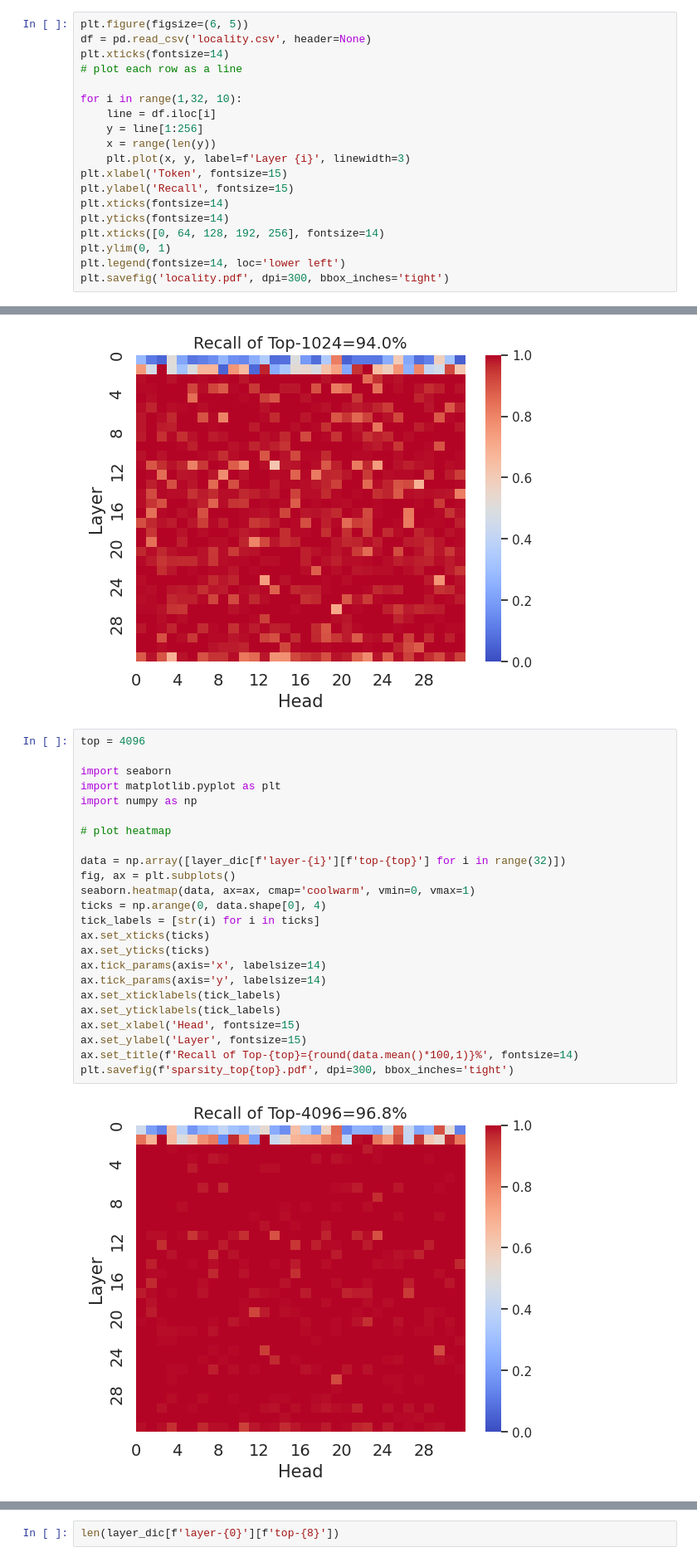
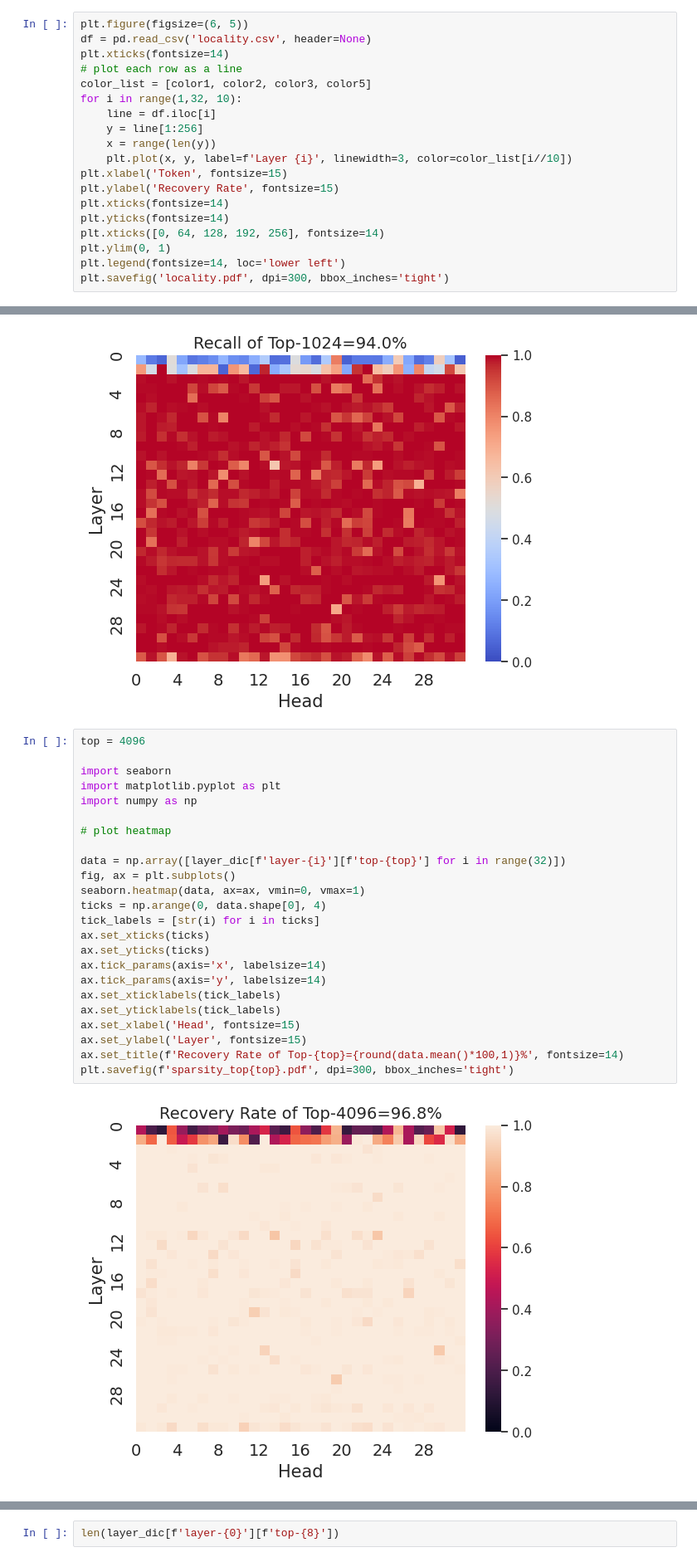
Before and after one commit to ranonrkm/TriForce-legacy, a Jupyter notebook: test.ipynb, the cells around one changed output, grey strips where cells are left out. Shown at 83% size. Cells and saved outputs as stored; diff of their text form.

```diff
--- a/test.ipynb
+++ b/test.ipynb
@@ -290,14 +290,14 @@ plt.figure(figsize=(6, 5))
 df = pd.read_csv('locality.csv', header=None)
 plt.xticks(fontsize=14)
 # plot each row as a line
-
+color_list = [color1, color2, color3, color5]
 for i in range(1,32, 10):
     line = df.iloc[i]
     y = line[1:256]
     x = range(len(y))
-    plt.plot(x, y, label=f'Layer {i}', linewidth=3)
+    plt.plot(x, y, label=f'Layer {i}', linewidth=3, color=color_list[i//10])
 plt.xlabel('Token', fontsize=15)
-plt.ylabel('Recall', fontsize=15)
+plt.ylabel('Recovery Rate', fontsize=15)
 plt.xticks(fontsize=14)
 plt.yticks(fontsize=14)
 plt.xticks([0, 64, 128, 192, 256], fontsize=14)
@@ -460,29 +462,29 @@ plt.savefig(f'sparsity_top{top}.png', dpi=300, bbox_inches='tight')
 # %%
 top = 4096
 
 import seaborn
 import matplotlib.pyplot as plt
 import numpy as np
 
 # plot heatmap
 
 data = np.array([layer_dic[f'layer-{i}'][f'top-{top}'] for i in range(32)])
 fig, ax = plt.subplots()
-seaborn.heatmap(data, ax=ax, cmap='coolwarm', vmin=0, vmax=1)
+seaborn.heatmap(data, ax=ax, vmin=0, vmax=1)
 ticks = np.arange(0, data.shape[0], 4)
 tick_labels = [str(i) for i in ticks]
 ax.set_xticks(ticks)
 ax.set_yticks(ticks)
 ax.tick_params(axis='x', labelsize=14)
 ax.tick_params(axis='y', labelsize=14)
 ax.set_xticklabels(tick_labels)
 ax.set_yticklabels(tick_labels)
 ax.set_xlabel('Head', fontsize=15)
 ax.set_ylabel('Layer', fontsize=15)
-ax.set_title(f'Recall of Top-{top}={round(data.mean()*100,1)}%', fontsize=14)
+ax.set_title(f'Recovery Rate of Top-{top}={round(data.mean()*100,1)}%', fontsize=14)
 plt.savefig(f'sparsity_top{top}.pdf', dpi=300, bbox_inches='tight')
 # %% [output]
-[figure, old version]
+[figure, new version]
 # %%
 import numpy as np
 import seaborn as sns
```
Also changed, not shown: parts of 2 cells of this notebook, 33 other files.
